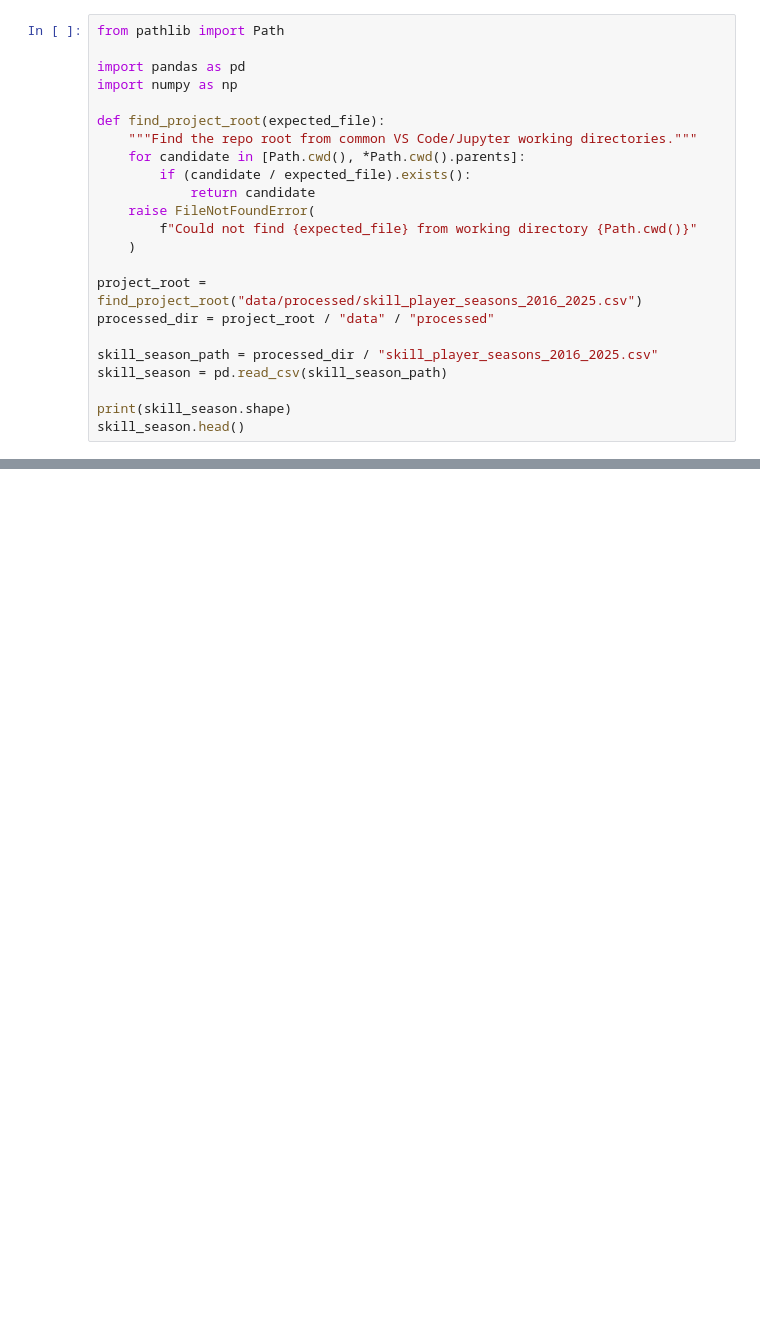
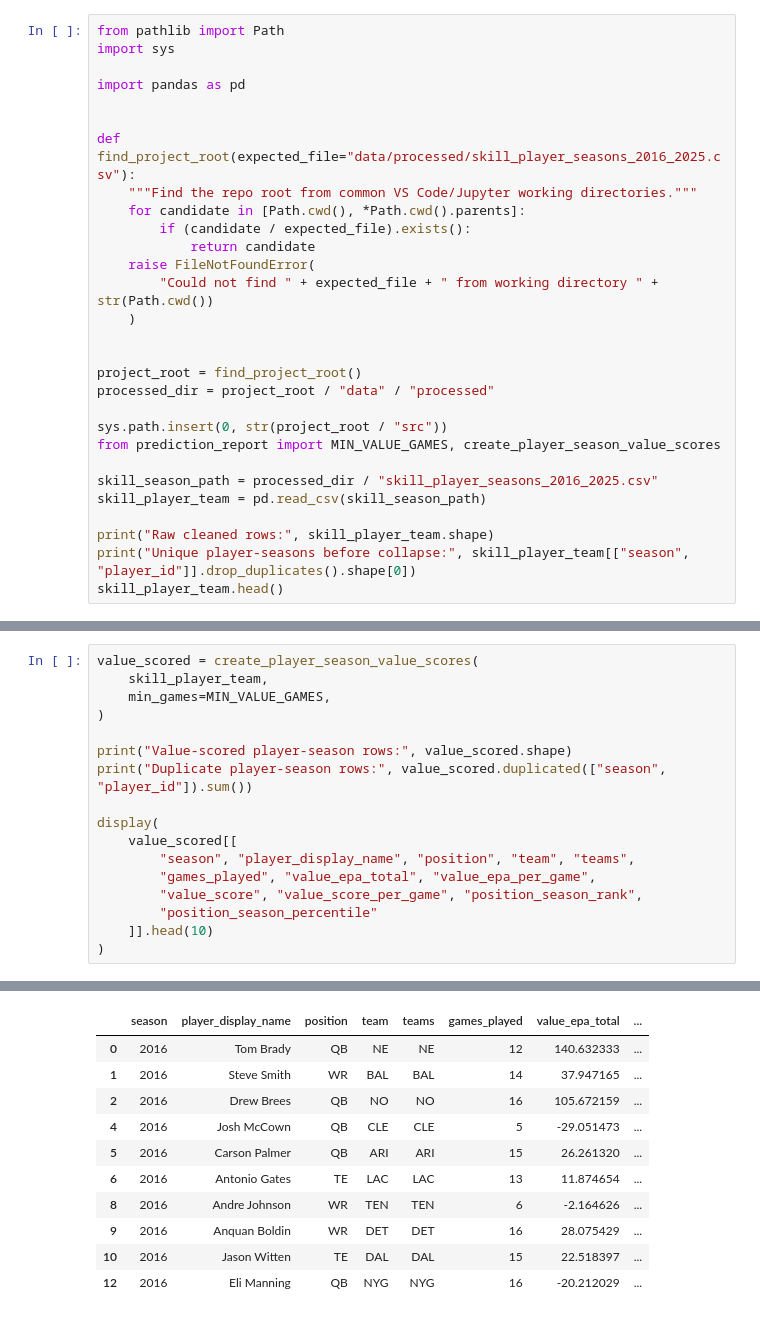
Before and after one commit to kylelevesque12/nfl-player-value-analysis, a Jupyter notebook: notebooks/03_value_score_engineering.ipynb, the cells around one changed output, grey strips where cells are left out. Saved outputs shown, nothing was run; the diff lists cells and outputs as text; blank space fills up the shorter version.

```diff
--- a/notebooks/03_value_score_engineering.ipynb
+++ b/notebooks/03_value_score_engineering.ipynb
@@ -18,24 +11,30 @@ This section loads the cleaned player-season dataset created in the previous not
 # %%
 from pathlib import Path
+import sys
 
 import pandas as pd
-import numpy as np
 
-def find_project_root(expected_file):
+
+def find_project_root(expected_file="data/processed/skill_player_seasons_2016_2025.csv"):
     """Find the repo root from common VS Code/Jupyter working directories."""
     for candidate in [Path.cwd(), *Path.cwd().parents]:
         if (candidate / expected_file).exists():
             return candidate
     raise FileNotFoundError(
-        f"Could not find {expected_file} from working directory {Path.cwd()}"
+        "Could not find " + expected_file + " from working directory " + str(Path.cwd())
     )
 
-project_root = find_project_root("data/processed/skill_player_seasons_2016_2025.csv")
+
+project_root = find_project_root()
 processed_dir = project_root / "data" / "processed"
 
+sys.path.insert(0, str(project_root / "src"))
+from prediction_report import MIN_VALUE_GAMES, create_player_season_value_scores
+
 skill_season_path = processed_dir / "skill_player_seasons_2016_2025.csv"
-skill_season = pd.read_csv(skill_season_path)
+skill_player_team = pd.read_csv(skill_season_path)
 
-print(skill_season.shape)
-skill_season.head()
+print("Raw cleaned rows:", skill_player_team.shape)
+print("Unique player-seasons before collapse:", skill_player_team[["season", "player_id"]].drop_duplicates().shape[0])
+skill_player_team.head()
 # %% [output]
@@ -233,0 +60,18 @@ The table includes both total-EPA value and per-game value. This helps separate
+# %%
+value_scored = create_player_season_value_scores(
+    skill_player_team,
+    min_games=MIN_VALUE_GAMES,
+)
+
+print("Value-scored player-season rows:", value_scored.shape)
+print("Duplicate player-season rows:", value_scored.duplicated(["season", "player_id"]).sum())
+
+display(
+    value_scored[[
+        "season", "player_display_name", "position", "team", "teams",
+        "games_played", "value_epa_total", "value_epa_per_game",
+        "value_score", "value_score_per_game", "position_season_rank",
+        "position_season_percentile"
+    ]].head(10)
+)
+# %% [output]
@@ -233,0 +80,11 @@ The table includes both total-EPA value and per-game value. This helps separate
+|  | season | player_display_name | position | team | teams | games_played | value_epa_total | ... |
+| 0 | 2016 | Tom Brady | QB | NE | NE | 12 | 140.632333 | ... |
+| 1 | 2016 | Steve Smith | WR | BAL | BAL | 14 | 37.947165 | ... |
+| 2 | 2016 | Drew Brees | QB | NO | NO | 16 | 105.672159 | ... |
+| 4 | 2016 | Josh McCown | QB | CLE | CLE | 5 | -29.051473 | ... |
+| 5 | 2016 | Carson Palmer | QB | ARI | ARI | 15 | 26.261320 | ... |
+| 6 | 2016 | Antonio Gates | TE | LAC | LAC | 13 | 11.874654 | ... |
+| 8 | 2016 | Andre Johnson | WR | TEN | TEN | 6 | -2.164626 | ... |
+| 9 | 2016 | Anquan Boldin | WR | DET | DET | 16 | 28.075429 | ... |
+| 10 | 2016 | Jason Witten | TE | DAL | DAL | 15 | 22.518397 | ... |
+| 12 | 2016 | Eli Manning | QB | NYG | NYG | 16 | -20.212029 | ... |
```
Also changed, not shown: parts of 31 cells of this notebook, 12 other files.
